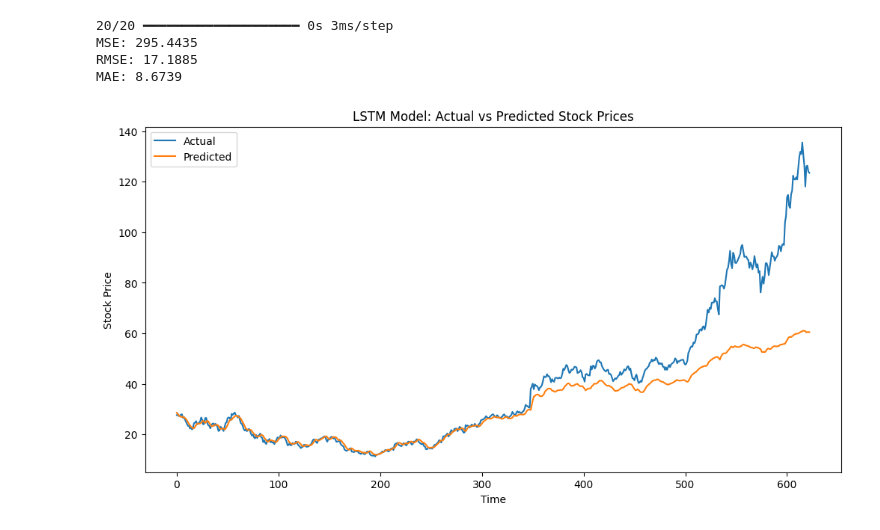
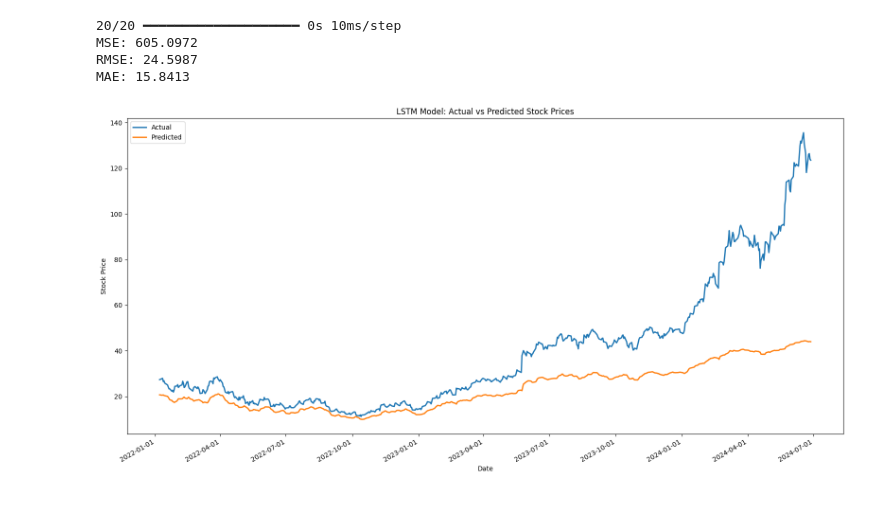
Before and after one commit to tanishhky/ArbitrageForSP500, a Jupyter notebook: claudemain copy.ipynb, the cells around one changed output. Saved outputs shown, nothing was run; the diff lists cells and outputs as text; code cells hidden in the pictures.

Commit message:
added dates

```diff
--- a/claudemain copy.ipynb
+++ b/claudemain copy.ipynb
@@ -133,20 +143,22 @@ data = data[features]
 # %%
-def prepare_data(data, look_back=30):
-    X, y = [], []
+def prepare_data(data, look_back=45):
+    X, y, dates = [], [], []
     for i in range(len(data) - look_back):
-        X.append(data[i:(i + look_back)])
-        y.append(data['Close'][i + look_back])
-    return np.array(X), np.array(y)
+        X.append(data.iloc[i:(i + look_back)].values)
+        y.append(data['Close'].iloc[i + look_back])
+        dates.append(data.index[i + look_back])
+    return np.array(X), np.array(y), np.array(dates)
 
 # Prepare your data
 data['Close'] = data['Close'].shift(-1)  # Shift Close price to predict next day's price
 data = data.dropna()  # Remove any rows with NaN values
-X, y = prepare_data(data)
+X, y, dates = prepare_data(data)
 
 # Split the data
 split = int(0.8 * len(X))
 X_train, X_test = X[:split], X[split:]
 y_train, y_test = y[:split], y[split:]
+dates_train, dates_test = dates[:split], dates[split:]
 
 # Scale the data
 scaler = MinMaxScaler()
@@ -203,29 +237,41 @@ Epoch 100/100
 # %%
+# Assuming datesRev is aligned with your original data
+# Map the integer indices of dates_test back to datesRev
+dates_test = datesRev[dates.astype(int)][split:]  # Get dates corresponding to test indices
+
+# Now, dates_test contains the actual dates for the test period.
+
 # Make predictions
 y_pred_scaled = model.predict(X_test_scaled)
 y_pred = y_scaler.inverse_transform(y_pred_scaled)
 
 # Evaluate the model
 mse = mean_squared_error(y_test, y_pred)
 rmse = np.sqrt(mse)
 mae = mean_absolute_error(y_test, y_pred)
 
 print(f"MSE: {mse:.4f}")
 print(f"RMSE: {rmse:.4f}")
 print(f"MAE: {mae:.4f}")
 
 # Plot results
-plt.figure(figsize=(12, 6))
-plt.plot(y_test, label='Actual')
-plt.plot((y_pred*1), label='Predicted')
+plt.figure(figsize=(16, 8))
+plt.plot(dates_test, y_test, label='Actual', linewidth=2)
+plt.plot(dates_test, y_pred, label='Predicted', linewidth=2)
 plt.title('LSTM Model: Actual vs Predicted Stock Prices')
-plt.xlabel('Time')
+plt.xlabel('Date')
 plt.ylabel('Stock Price')
 plt.legend()
+
+# Format x-axis to show dates nicely
+plt.gca().xaxis.set_major_formatter(mdates.DateFormatter('%Y-%m-%d'))
+plt.gcf().autofmt_xdate()  # Rotate and align the tick labels
+
+plt.tight_layout()
 plt.show()
 # %% [output]
-20/20 ━━━━━━━━━━━━━━━━━━━━ 0s 3ms/step
-MSE: 295.4435
-RMSE: 17.1885
-MAE: 8.6739
+20/20 ━━━━━━━━━━━━━━━━━━━━ 0s 10ms/step
+MSE: 605.0972
+RMSE: 24.5987
+MAE: 15.8413
-[figure, old version]
+[figure, new version]
```
Also changed, not shown: parts of 6 cells of this notebook.
